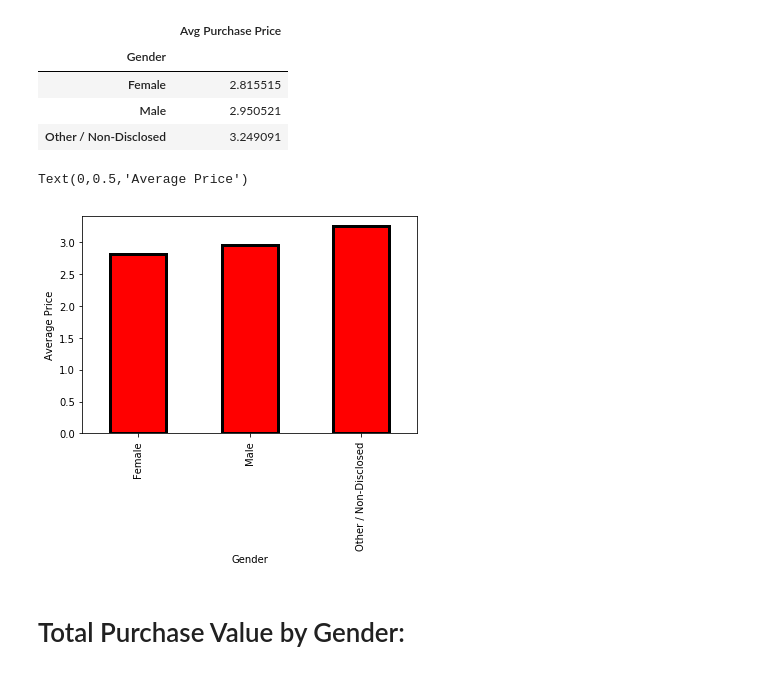
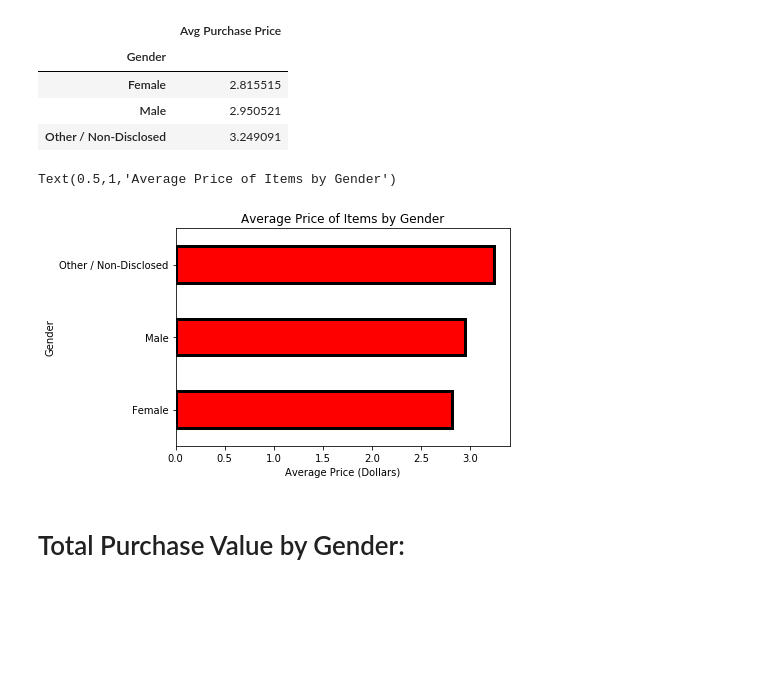
Before and after one commit to jgroth1/Pandas_data_Analysis, a Jupyter notebook: HeroesOfPymoli/Heroes_of_Pymoli_Analysis.ipynb, the cells around one changed output. Drawn from its saved outputs; the diff is of its cells as text; code cells hidden in the pictures; blank space fills up the shorter version.

```diff
--- a/HeroesOfPymoli/Heroes_of_Pymoli_Analysis.ipynb
+++ b/HeroesOfPymoli/Heroes_of_Pymoli_Analysis.ipynb
@@ -138,11 +138,12 @@ avg_price_df
 | Other / Non-Disclosed | 3.249091 |
 # %%
 ax3 = plt.subplot()
-avg_price_df.plot(kind='bar', legend=False, ax=ax3, color='r', edgecolor='k', linewidth=3)
-ax3.set_ylabel('Average Price')
+avg_price_df.plot(kind='barh', legend=False, ax=ax3, color='r', edgecolor='k', linewidth=3)
+ax3.set_xlabel('Average Price (Dollars)')
+ax3.set_title('Average Price of Items by Gender')
 # %% [output]
-Text(0,0.5,'Average Price')
+Text(0.5,1,'Average Price of Items by Gender')
-[figure, old version]
+[figure, new version]
 # %% [markdown]
 # Total Purchase Value by Gender:
 # %%
```
Also changed, not shown: parts of 26 cells of this notebook.
